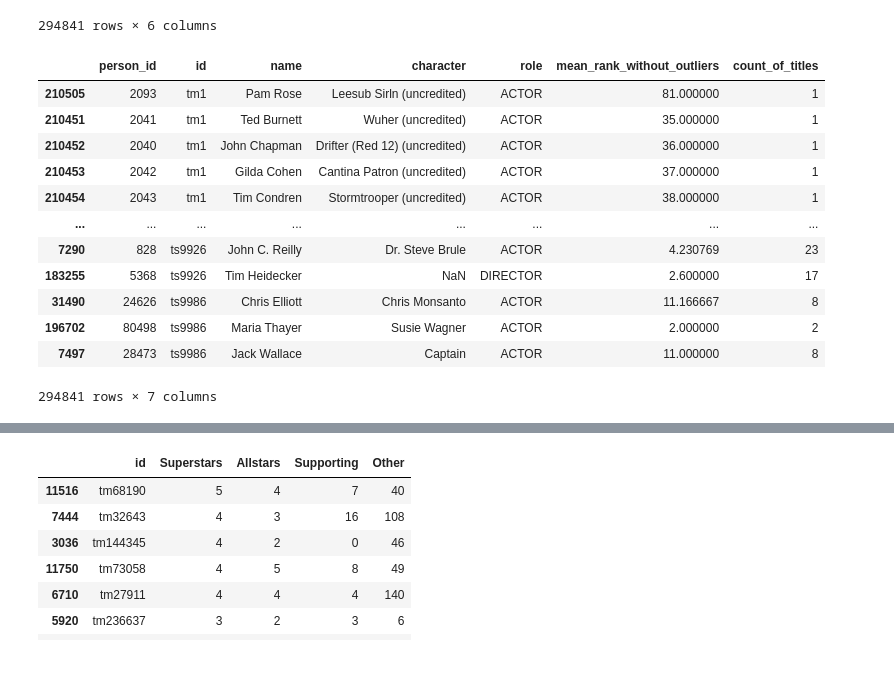
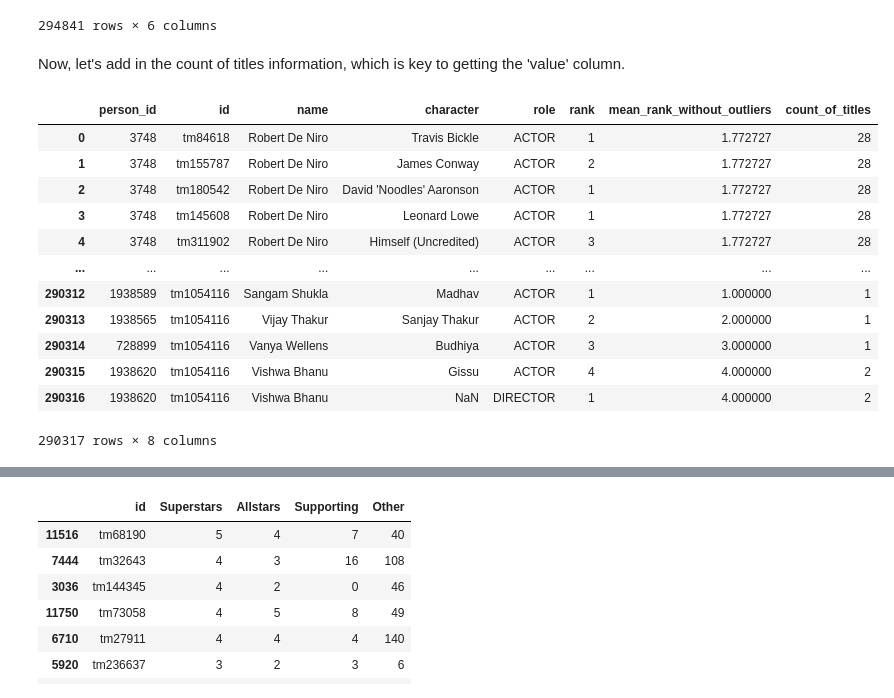
Before and after one commit to arjunlokur/StreamOracle, a Jupyter notebook: Capstone.ipynb, the cells around one changed output, grey strips where cells are left out. Cells and saved outputs as stored; diff of their text form; code cells hidden in the pictures; blank space fills up the shorter version.

```diff
--- a/Capstone.ipynb
+++ b/Capstone.ipynb
@@ -290,7 +470,7 @@ result4[result4['name'] == 'Robert Downey Jr.']
 # %%
-result4 = result4.rename(columns={'rank':'mean_rank_without_outliers'})
+result = result.rename(columns={'rank':'mean_rank_without_outliers'})
 # %%
-merged_df = pd.merge(all_credits, result4, on='name', how='outer')
+merged_df = pd.merge(all_credits, result, on='name', how='outer')
 # %%
 merged_df.isna().sum()
 # %% [output]
@@ -331,4 +484,0 @@ all_credits[all_credits['name'] == 'Vishwa Bhanu']
-# %%
-merged_df['mean_rank_without_outliers'] = merged_df['mean_rank_without_outliers'].fillna(merged_df.pop('rank'))
-
-#df['Temp_Rating'] = df['Temp_Rating'].fillna(df.pop('Farheit'))
@@ -350,0 +487,2 @@ merged_df
+# %%
+merged_df['mean_rank_without_outliers'].fillna(value = 100, inplace=True)
@@ -366,6 +562,8 @@ all_credits_new
 | 294839 | 1938620 | tm1054116 | Vishwa Bhanu | Gissu | ACTOR | 4.000000 |
 | 294840 | 1938620 | tm1054116 | Vishwa Bhanu | NaN | DIRECTOR | 1.000000 |
 294841 rows × 6 columns
+# %% [markdown]
+Now, let's add in the count of titles information, which is key to getting the 'value' column.
 # %%
 title_count = all_credits_new.groupby('name')['id'].count().reset_index()
 # %%
@@ -373,19 +571,19 @@ title_count.rename(columns={'id':'count_of_titles'}, inplace=True)
 # %%
 merged_df = pd.merge(all_credits_new, title_count, on = 'name')
 # %%
-merged_df.sort_values(by='id')
+merged_df
 # %% [output]
-|  | person_id | id | name | character | role | mean_rank_without_outliers | count_of_titles |
-| 210505 | 2093 | tm1 | Pam Rose | Leesub Sirln (uncredited) | ACTOR | 81.000000 | 1 |
-| 210451 | 2041 | tm1 | Ted Burnett | Wuher (uncredited) | ACTOR | 35.000000 | 1 |
-| 210452 | 2040 | tm1 | John Chapman | Drifter (Red 12) (uncredited) | ACTOR | 36.000000 | 1 |
-| 210453 | 2042 | tm1 | Gilda Cohen | Cantina Patron (uncredited) | ACTOR | 37.000000 | 1 |
-| 210454 | 2043 | tm1 | Tim Condren | Stormtrooper (uncredited) | ACTOR | 38.000000 | 1 |
-| ... | ... | ... | ... | ... | ... | ... | ... |
-| 7290 | 828 | ts9926 | John C. Reilly | Dr. Steve Brule | ACTOR | 4.230769 | 23 |
-| 183255 | 5368 | ts9926 | Tim Heidecker | NaN | DIRECTOR | 2.600000 | 17 |
-| 31490 | 24626 | ts9986 | Chris Elliott | Chris Monsanto | ACTOR | 11.166667 | 8 |
-| 196702 | 80498 | ts9986 | Maria Thayer | Susie Wagner | ACTOR | 2.000000 | 2 |
-| 7497 | 28473 | ts9986 | Jack Wallace | Captain | ACTOR | 11.000000 | 8 |
+|  | person_id | id | name | character | role | rank | mean_rank_without_outliers | count_of_titles |
+| 0 | 3748 | tm84618 | Robert De Niro | Travis Bickle | ACTOR | 1 | 1.772727 | 28 |
+| 1 | 3748 | tm155787 | Robert De Niro | James Conway | ACTOR | 2 | 1.772727 | 28 |
+| 2 | 3748 | tm180542 | Robert De Niro | David 'Noodles' Aaronson | ACTOR | 1 | 1.772727 | 28 |
+| 3 | 3748 | tm145608 | Robert De Niro | Leonard Lowe | ACTOR | 1 | 1.772727 | 28 |
+| 4 | 3748 | tm311902 | Robert De Niro | Himself (Uncredited) | ACTOR | 3 | 1.772727 | 28 |
+| ... | ... | ... | ... | ... | ... | ... | ... | ... |
+| 290312 | 1938589 | tm1054116 | Sangam Shukla | Madhav | ACTOR | 1 | 1.000000 | 1 |
+| 290313 | 1938565 | tm1054116 | Vijay Thakur | Sanjay Thakur | ACTOR | 2 | 2.000000 | 1 |
+| 290314 | 728899 | tm1054116 | Vanya Wellens | Budhiya | ACTOR | 3 | 3.000000 | 1 |
+| 290315 | 1938620 | tm1054116 | Vishwa Bhanu | Gissu | ACTOR | 4 | 4.000000 | 2 |
+| 290316 | 1938620 | tm1054116 | Vishwa Bhanu | NaN | DIRECTOR | 1 | 4.000000 | 2 |
-294841 rows × 7 columns
+290317 rows × 8 columns
 # %%
```
Also changed, not shown: parts of 228 cells of this notebook.
